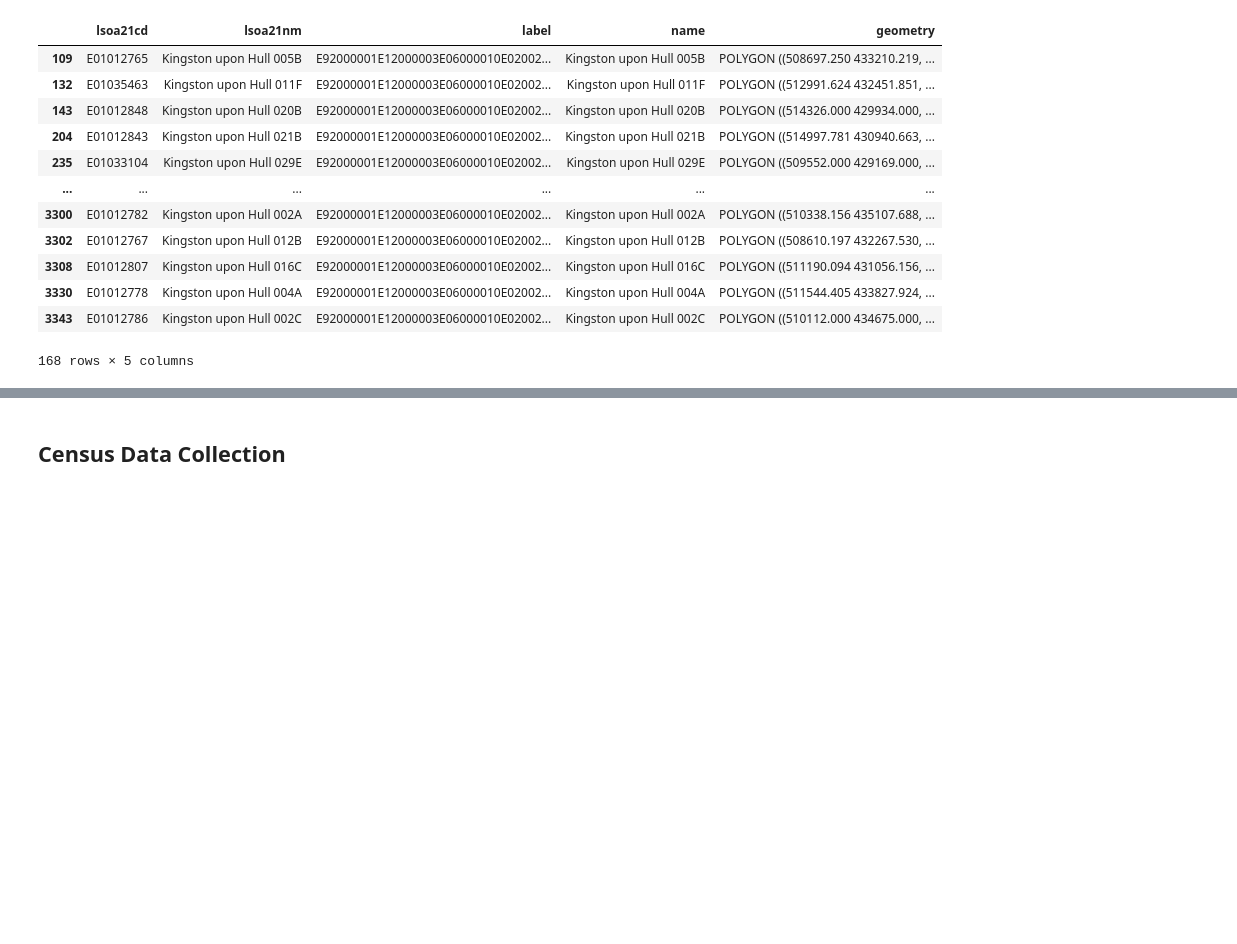
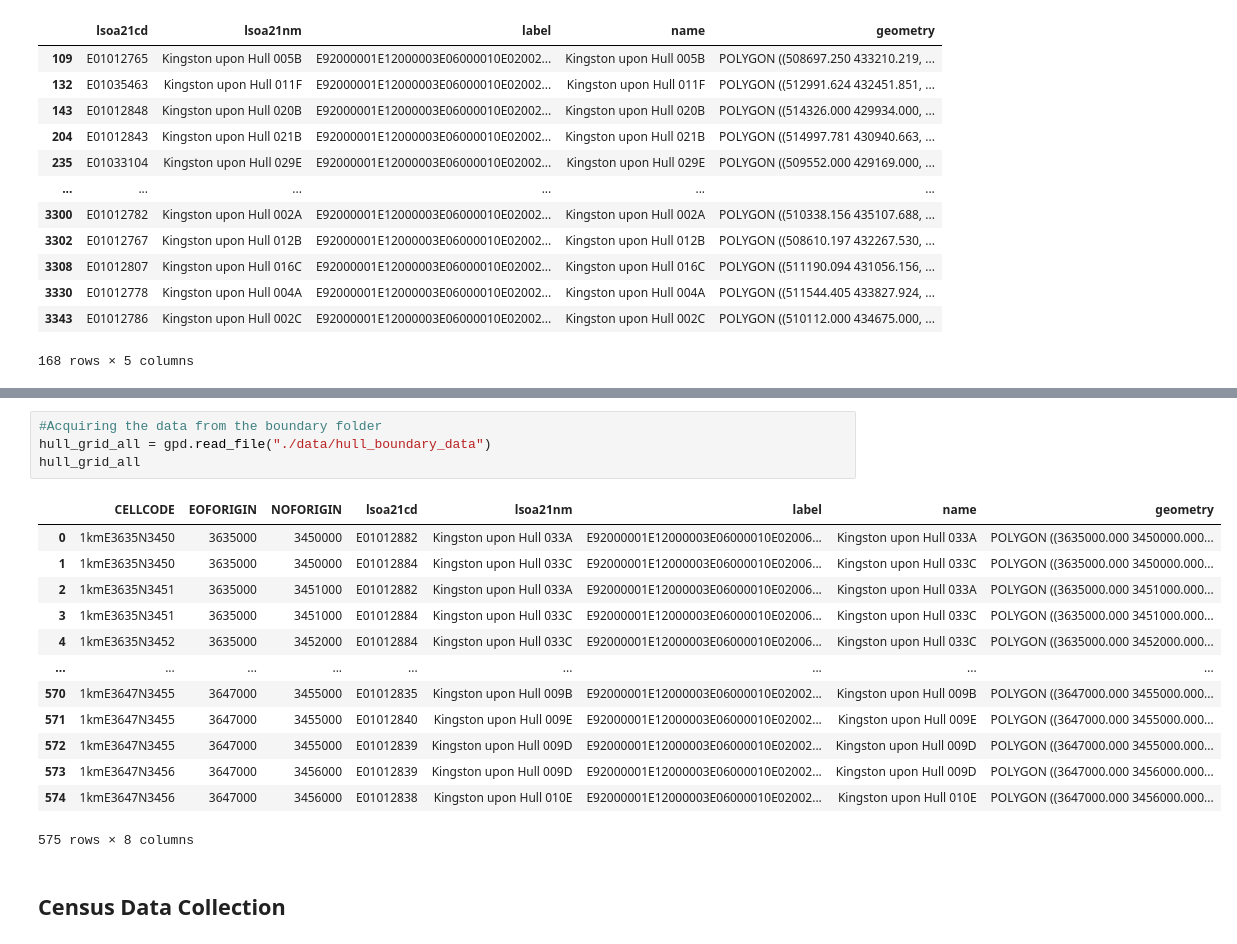
Before and after one commit to Demmynile/crime-prediction, a Jupyter notebook: Crime-Prediction.ipynb, the cells around one changed output, grey strips where cells are left out. Cells and saved outputs as stored; diff of their text form; blank space fills up the shorter version.

```diff
--- a/Crime-Prediction.ipynb
+++ b/Crime-Prediction.ipynb
@@ -494,3 +448,21 @@ lsoa_hull
+# %%
+#Acquiring the data from the boundary folder
+hull_grid_all = gpd.read_file("./data/hull_boundary_data")
+hull_grid_all
+# %% [output]
+|  | CELLCODE | EOFORIGIN | NOFORIGIN | lsoa21cd | lsoa21nm | label | name | geometry |
+| 0 | 1kmE3635N3450 | 3635000 | 3450000 | E01012882 | Kingston upon Hull 033A | E92000001E12000003E06000010E02006... | Kingston upon Hull 033A | POLYGON ((3635000.000 3450000.000... |
+| 1 | 1kmE3635N3450 | 3635000 | 3450000 | E01012884 | Kingston upon Hull 033C | E92000001E12000003E06000010E02006... | Kingston upon Hull 033C | POLYGON ((3635000.000 3450000.000... |
+| 2 | 1kmE3635N3451 | 3635000 | 3451000 | E01012882 | Kingston upon Hull 033A | E92000001E12000003E06000010E02006... | Kingston upon Hull 033A | POLYGON ((3635000.000 3451000.000... |
+| 3 | 1kmE3635N3451 | 3635000 | 3451000 | E01012884 | Kingston upon Hull 033C | E92000001E12000003E06000010E02006... | Kingston upon Hull 033C | POLYGON ((3635000.000 3451000.000... |
+| 4 | 1kmE3635N3452 | 3635000 | 3452000 | E01012884 | Kingston upon Hull 033C | E92000001E12000003E06000010E02006... | Kingston upon Hull 033C | POLYGON ((3635000.000 3452000.000... |
+| ... | ... | ... | ... | ... | ... | ... | ... | ... |
+| 570 | 1kmE3647N3455 | 3647000 | 3455000 | E01012835 | Kingston upon Hull 009B | E92000001E12000003E06000010E02002... | Kingston upon Hull 009B | POLYGON ((3647000.000 3455000.000... |
+| 571 | 1kmE3647N3455 | 3647000 | 3455000 | E01012840 | Kingston upon Hull 009E | E92000001E12000003E06000010E02002... | Kingston upon Hull 009E | POLYGON ((3647000.000 3455000.000... |
+| 572 | 1kmE3647N3455 | 3647000 | 3455000 | E01012839 | Kingston upon Hull 009D | E92000001E12000003E06000010E02002... | Kingston upon Hull 009D | POLYGON ((3647000.000 3455000.000... |
+| 573 | 1kmE3647N3456 | 3647000 | 3456000 | E01012839 | Kingston upon Hull 009D | E92000001E12000003E06000010E02002... | Kingston upon Hull 009D | POLYGON ((3647000.000 3456000.000... |
+| 574 | 1kmE3647N3456 | 3647000 | 3456000 | E01012838 | Kingston upon Hull 010E | E92000001E12000003E06000010E02002... | Kingston upon Hull 010E | POLYGON ((3647000.000 3456000.000... |
+575 rows × 8 columns
 # %% [markdown]
 ## Census Data Collection
 # %% [markdown]
```
Also changed, not shown: parts of 11 cells of this notebook.
